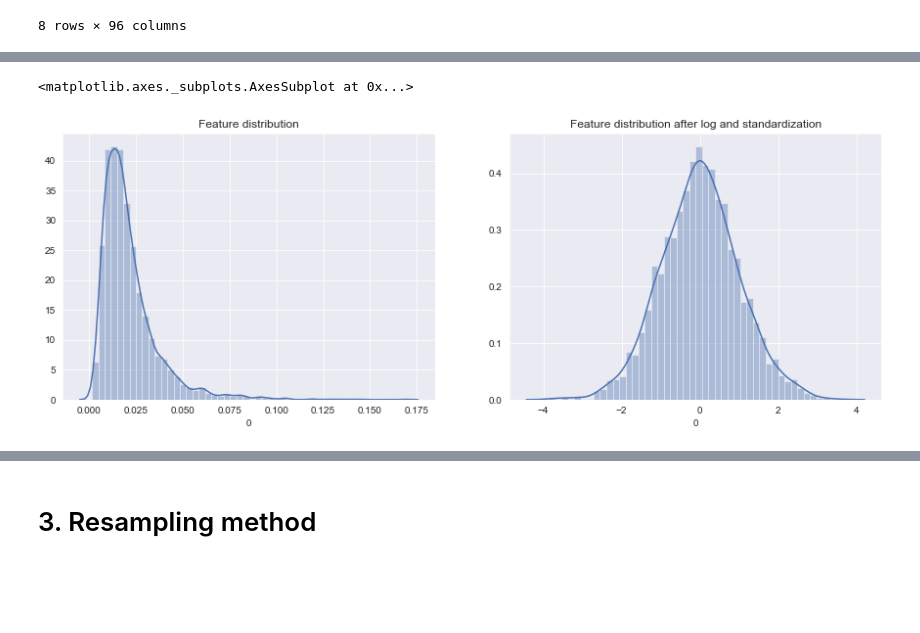
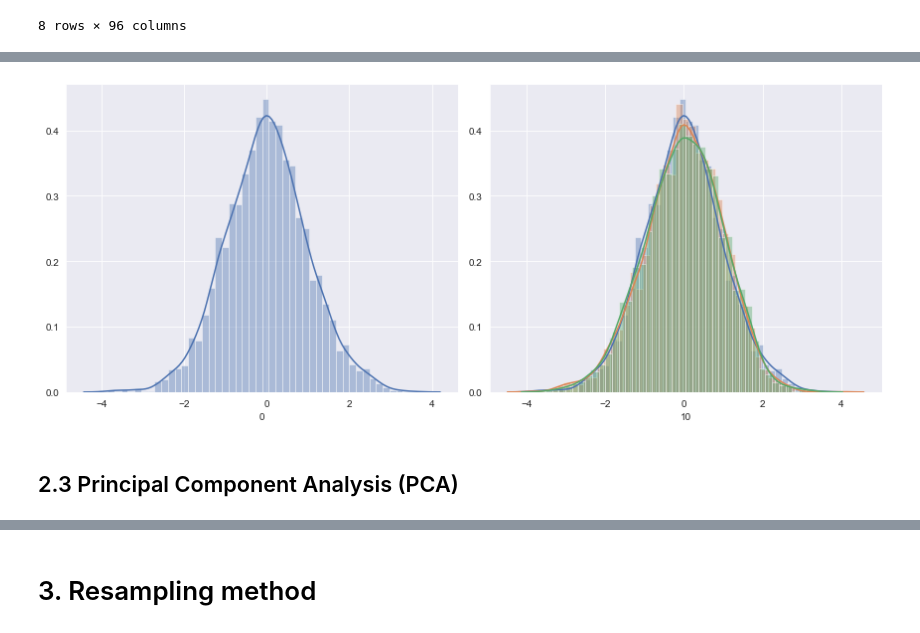
Before and after one commit to josebasierra/clasificacion-imagenes-mentales-APA, a Jupyter notebook: script.ipynb, the cells around one changed output, grey strips where cells are left out. Saved outputs shown, nothing was run; the diff lists cells and outputs as text; code cells hidden in the pictures; blank space fills up the shorter version.

Commit message:
Cambios en algunos plots y datos para el documento entregable. Imagenes en la carpeta figures/ ignoradas para git

```diff
--- a/script.ipynb
+++ b/script.ipynb
@@ -133,18 +147,21 @@ sns.set_palette('deep')
 # %%
-fig = plt.figure(figsize=(15,5))
-
-index = 0
+fig = plt.figure(figsize=(12,5))
 
 ax = fig.add_subplot(1,2,1)
-ax.title.set_text('Feature distribution')
-sns.distplot(data[index])
+# ax.title.set_text('Feature distribution')
+sns.distplot(data_transformed[0])
 
 ax = fig.add_subplot(1,2,2)
-ax.title.set_text('Feature distribution after log and standardization')
-sns.distplot(data_transformed[index])
+sns.distplot(data_transformed[0])
+sns.distplot(data_transformed[5])
+sns.distplot(data_transformed[10])
+
+fig.tight_layout()
+plt.savefig('figures/data_transformed.png')
 # %% [output]
-<matplotlib.axes._subplots.AxesSubplot at 0x...>
-[figure, old version]
+[figure, new version]
+# %% [markdown]
+## 2.3 Principal Component Analysis (PCA)
 # %%
 from sklearn.decomposition import PCA
 from sklearn.preprocessing import StandardScaler
```
Also changed, not shown: parts of 14 cells of this notebook, 1 other file.
